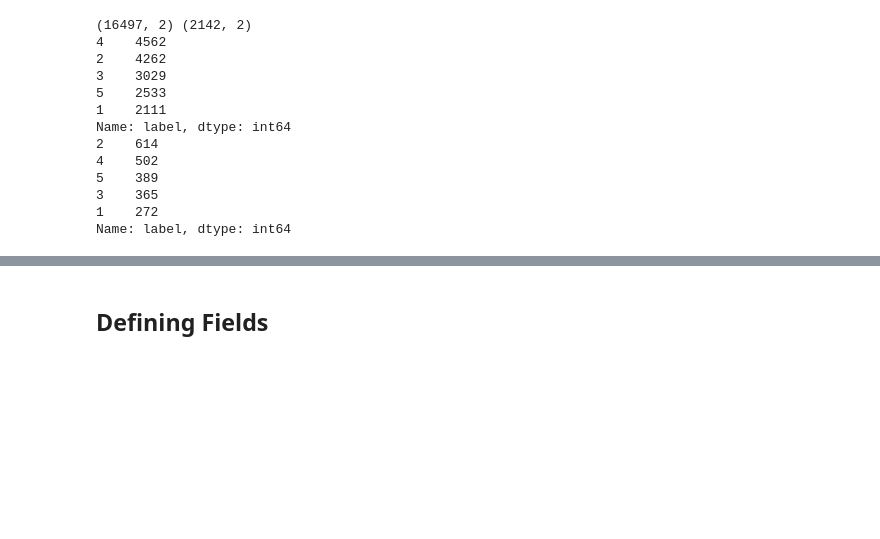
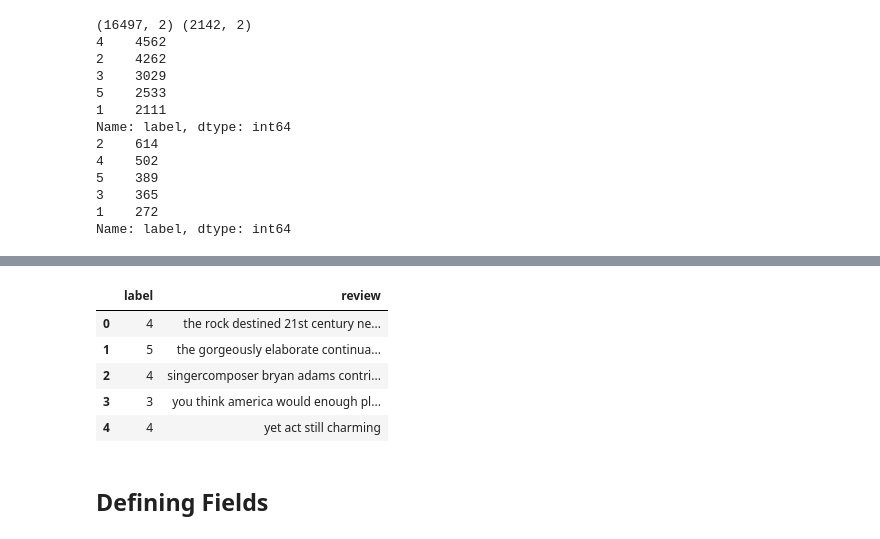
Before and after one commit to dexter11235813/END_1.0, a Jupyter notebook: assignment_7/assignment_7.ipynb, the cells around one changed output, grey strips where cells are left out. Saved outputs shown, nothing was run; the diff lists cells and outputs as text; code cells hidden in the pictures; blank space fills up the shorter version.

```diff
--- a/assignment_7/assignment_7.ipynb
+++ b/assignment_7/assignment_7.ipynb
@@ -201,3 +210,12 @@ Name: label, dtype: int64
+# %%
+train_df.head()
+# %% [output]
+|  | label | review |
+| 0 | 4 | the rock destined 21st century ne... |
+| 1 | 5 | the gorgeously elaborate continua... |
+| 2 | 4 | singercomposer bryan adams contri... |
+| 3 | 3 | you think america would enough pl... |
+| 4 | 4 | yet act still charming |
 # %% [markdown]
 ## Defining Fields
 # %% [markdown]
```
Also changed, not shown: parts of 9 cells of this notebook.
